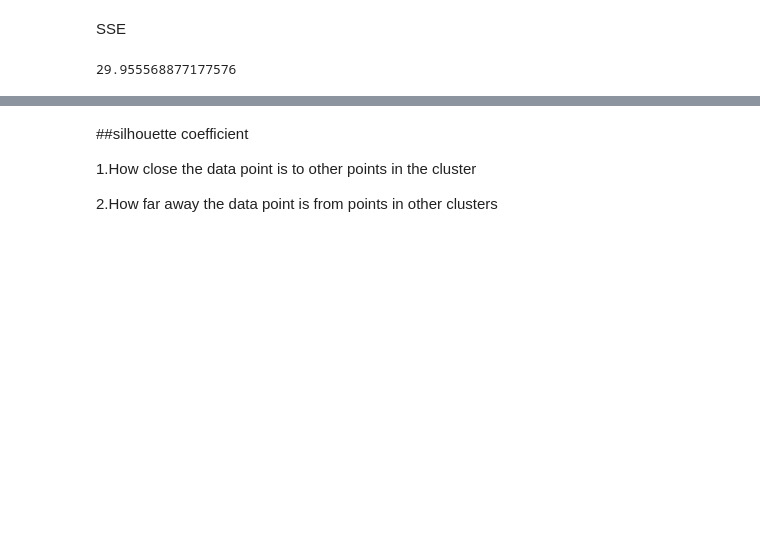
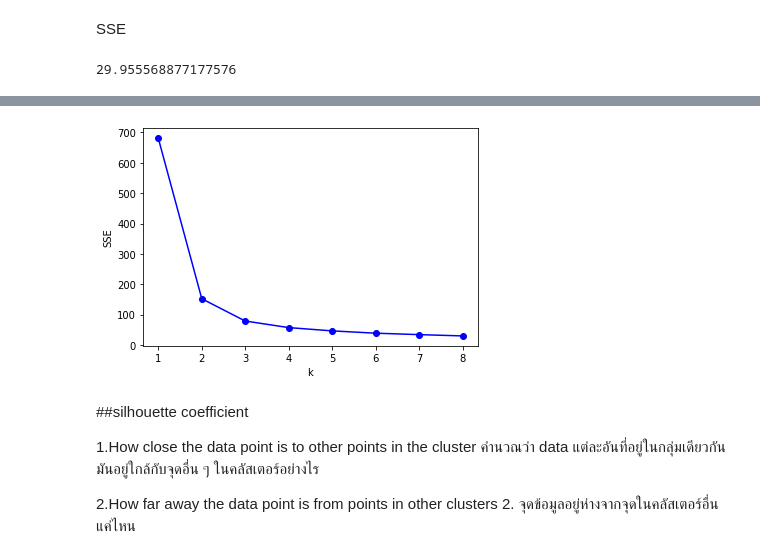
Before and after one commit to suphalaksana/Multivariate, a Jupyter notebook: Chapter_6_Cluster_Analysis.ipynb, the cells around one changed output, grey strips where cells are left out. Cells and saved outputs as stored; diff of their text form; code cells hidden in the pictures; blank space fills up the shorter version.

```diff
--- a/Chapter_6_Cluster_Analysis.ipynb
+++ b/Chapter_6_Cluster_Analysis.ipynb
@@ -196,0 +201,6 @@ SyntaxError: ignored
+# %%
+SSE = list()   #วนรูปเพื่อจะเปลี่ยน k จาก 1 เป็น2,3,4,5,6,7,8
+for k in [1,2,3,4,5,6,7,8]:
+    kmeans = KMeans(n_clusters=k, random_state=2021)
+    kmeans.fit(example_df_drop)
+    SSE.append(kmeans.inertia_)
@@ -197,9 +218,17 @@ SyntaxError: ignored
+# %%
+plt.plot([1,2,3,4,5,6,7,8],SSE,'o-b')  #elbow คือศอก  2 คือ ศอก
+
+plt.xlabel('k')
+plt.ylabel('SSE');
+# %% [output]
+[figure, added]
 # %% [markdown]
 ##silhouette coefficient
 
-1.How close the data point is to other points in the cluster
+1.How close the data point is to other points in the cluster คำนวณว่า data แต่ละอันที่อยู่ในกลุ่มเดียวกันมันอยู่ใกล้กับจุดอื่น ๆ ในคลัสเตอร์อย่างไร
 
 2.How far away the data point is from points in other clusters
+2. จุดข้อมูลอยู่ห่างจากจุดในคลัสเตอร์อื่นแค่ไหน
 # %%
 from sklearn import metrics
 # %%
```
Also changed, not shown: parts of 20 cells of this notebook.
